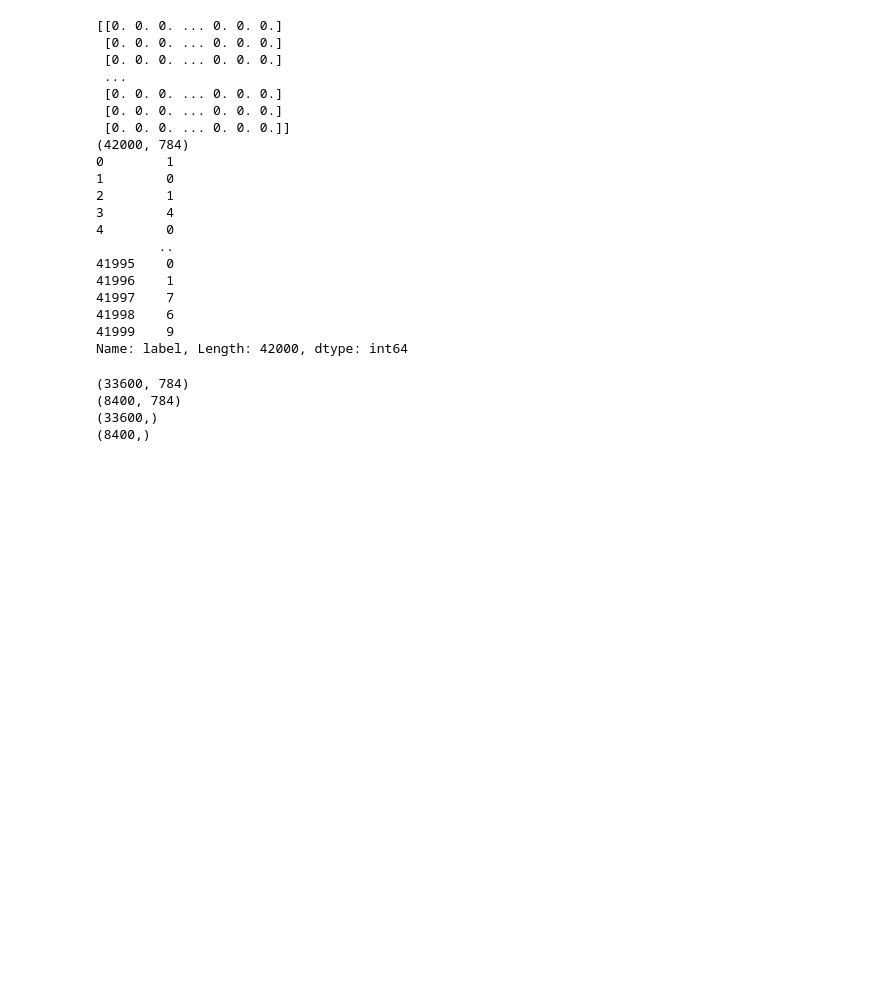
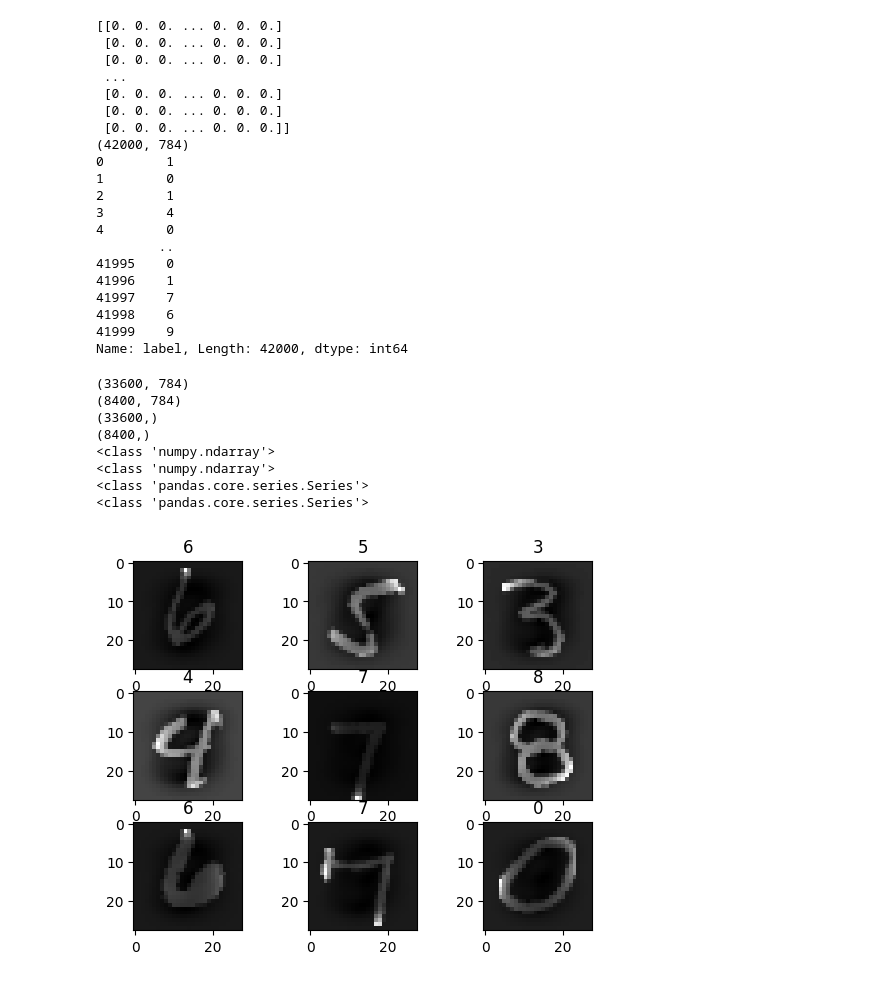
Before and after one commit to Vex048/ML-NN, a Jupyter notebook: Digit recongizer/DigitRecognizer.ipynb, the cells around one changed output. Cells and saved outputs as stored; diff of their text form; code cells hidden in the pictures; blank space fills up the shorter version.

```diff
--- a/Digit recongizer/DigitRecognizer.ipynb
+++ b/Digit recongizer/DigitRecognizer.ipynb
@@ -92,11 +92,30 @@ print(X_train.shape)
 print(X_valid.shape)
 print(y_train.shape)
 print(y_valid.shape)
+print(type(X_train))
+print(type(X_valid))
+print(type(y_train))
+print(type(y_valid))
+y_train_numpy=y_train.to_numpy()
+y_valid_numpy=y_valid.to_numpy()
 # %% [output]
 (33600, 784)
 (8400, 784)
 (33600,)
 (8400,)
+<class 'numpy.ndarray'>
+<class 'numpy.ndarray'>
+<class 'pandas.core.series.Series'>
+<class 'pandas.core.series.Series'>
+# %%
+X_train_display=X_train
+X_train_display = X_train_display.reshape(X_train_display.shape[0], 28, 28)
+for i in range(9):
+    plt.subplot(330 + (i+1))
+    plt.imshow(X_train_display[i], cmap=plt.get_cmap('gray'))
+    plt.title(y_train_numpy[i])
+# %% [output]
+[figure, added]
 # %%
 #Building model
 from tensorflow import keras
```
Also changed, not shown: parts of 16 cells of this notebook.
